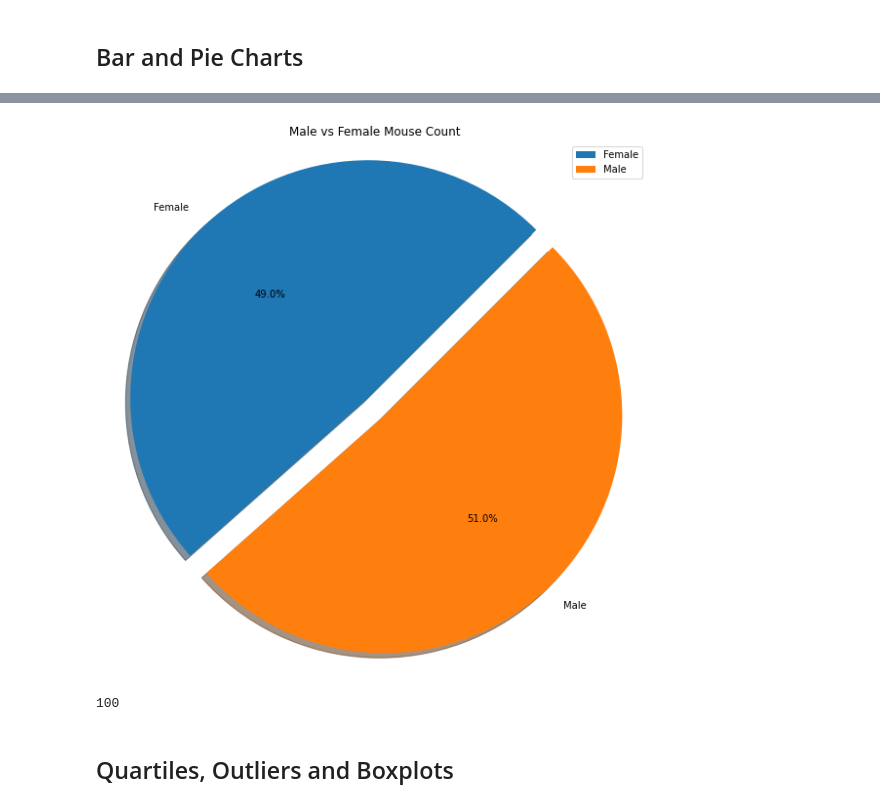
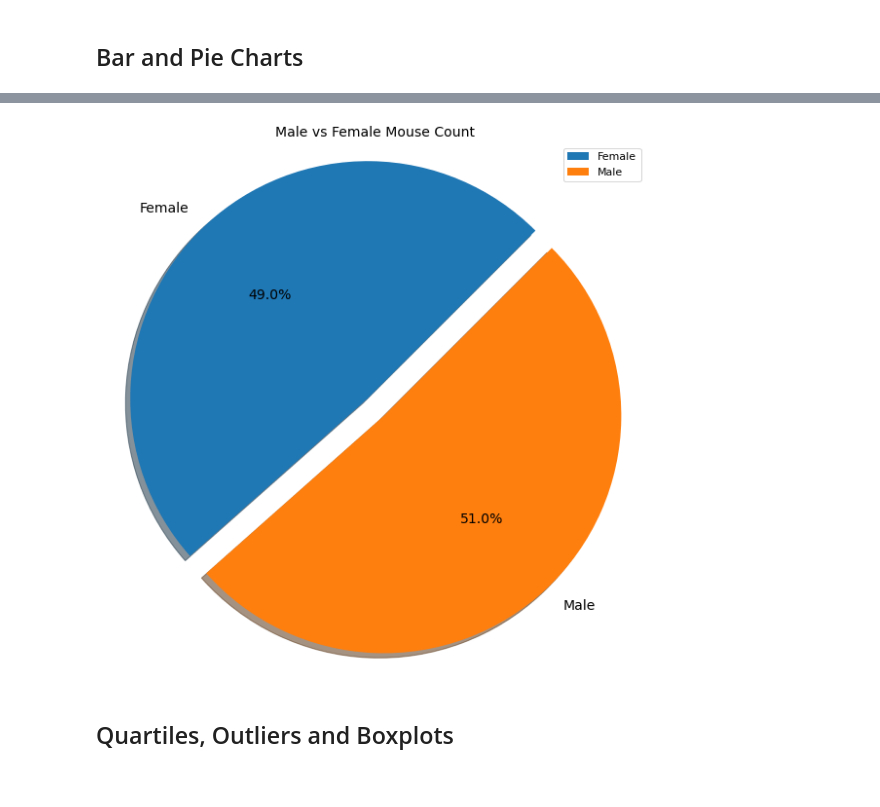
Before and after one commit to dcurrigan/matplotlib-challenge, a Jupyter notebook: pymaceuticals_starter.ipynb, the cells around one changed output, grey strips where cells are left out. Saved outputs shown, nothing was run; the diff lists cells and outputs as text; code cells hidden in the pictures.

```diff
--- a/pymaceuticals_starter.ipynb
+++ b/pymaceuticals_starter.ipynb
@@ -190,24 +243,21 @@ plt.show()
 # %%
 # -- PIE PLOT USING PYPLOT -- #
 
 plt.subplots(figsize=(10,10))
 
 plot_2 = plt.pie(plot_data_2['Mouse ID'], labels=plot_data_2.index, startangle=45,
          autopct='%1.1f%%', shadow=True,
          # determine element that has the greatest value and apply explode
          # This statement returns an array of booleans which is multipled by the explode factor
          explode=(plot_data_2['Mouse ID'] == max(plot_data_2['Mouse ID'])) * 0.1)
 
-plt.legend()
-plt.title("Male vs Female Mouse Count")
+plt.legend(fontsize=11)
+plt.rcParams.update({'font.size': 14})
+plt.title("Male vs Female Mouse Count", fontsize=14)
 plt.axis("equal")
 plt.show()
 # %% [output]
-[figure, old version]
+[figure, new version]
-# %%
-len(df2["Mouse ID"].unique())
-# %% [output]
-100
 # %% [markdown]
 ## Quartiles, Outliers and Boxplots
 # %%
```
Also changed, not shown: parts of 9 cells of this notebook, 1 other file.
